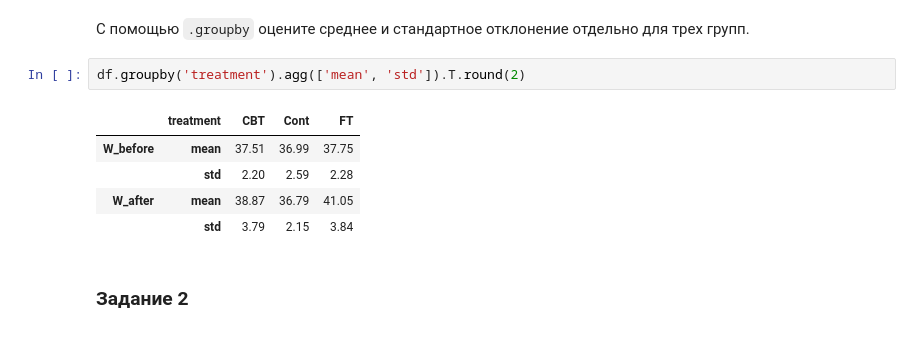
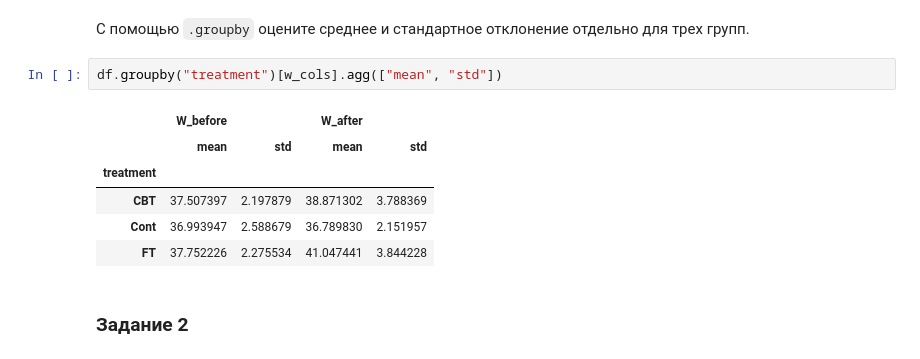
Before and after one commit to Anastetikc/Math_Stat, a Jupyter notebook: notebooks/4_two_means.ipynb, the cells around one changed output. Cells and saved outputs as stored; diff of their text form.

```diff
--- a/notebooks/4_two_means.ipynb
+++ b/notebooks/4_two_means.ipynb
@@ -108,13 +169,14 @@ pd.Series({
 # %% [markdown]
 С помощью `.groupby` оцените среднее и стандартное отклонение отдельно для трех групп.
 # %%
-df.groupby('treatment').agg(['mean', 'std']).T.round(2)
+df.groupby("treatment")[w_cols].agg(["mean", "std"])
 # %% [output]
-|  | treatment | CBT | Cont | FT |
-| W_before | mean | 37.51 | 36.99 | 37.75 |
-|  | std | 2.20 | 2.59 | 2.28 |
-| W_after | mean | 38.87 | 36.79 | 41.05 |
-|  | std | 3.79 | 2.15 | 3.84 |
+|  | W_before |  | W_after |  |
+|  | mean | std | mean | std |
+| treatment |  |  |  |  |
+| CBT | 37.507397 | 2.197879 | 38.871302 | 3.788369 |
+| Cont | 36.993947 | 2.588679 | 36.789830 | 2.151957 |
+| FT | 37.752226 | 2.275534 | 41.047441 | 3.844228 |
 # %% [markdown]
 ### Задание 2
 # %% [markdown]
```
Also changed, not shown: parts of 4 cells of this notebook.
